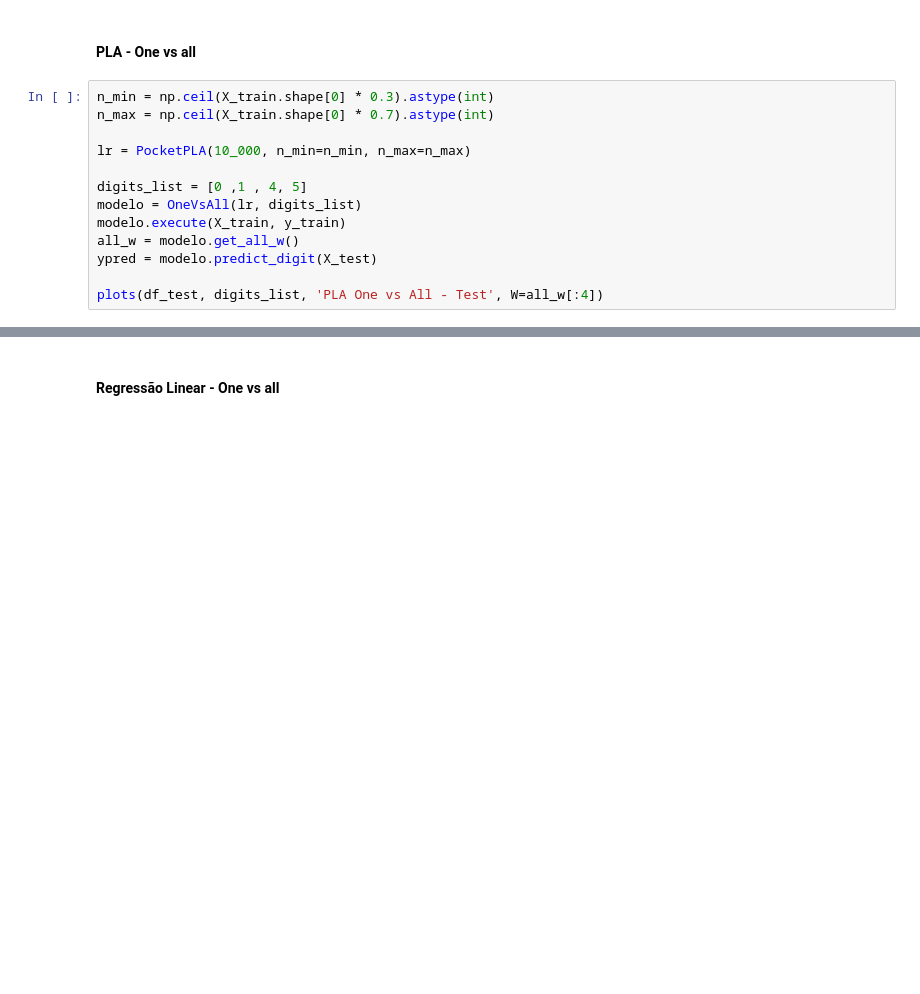
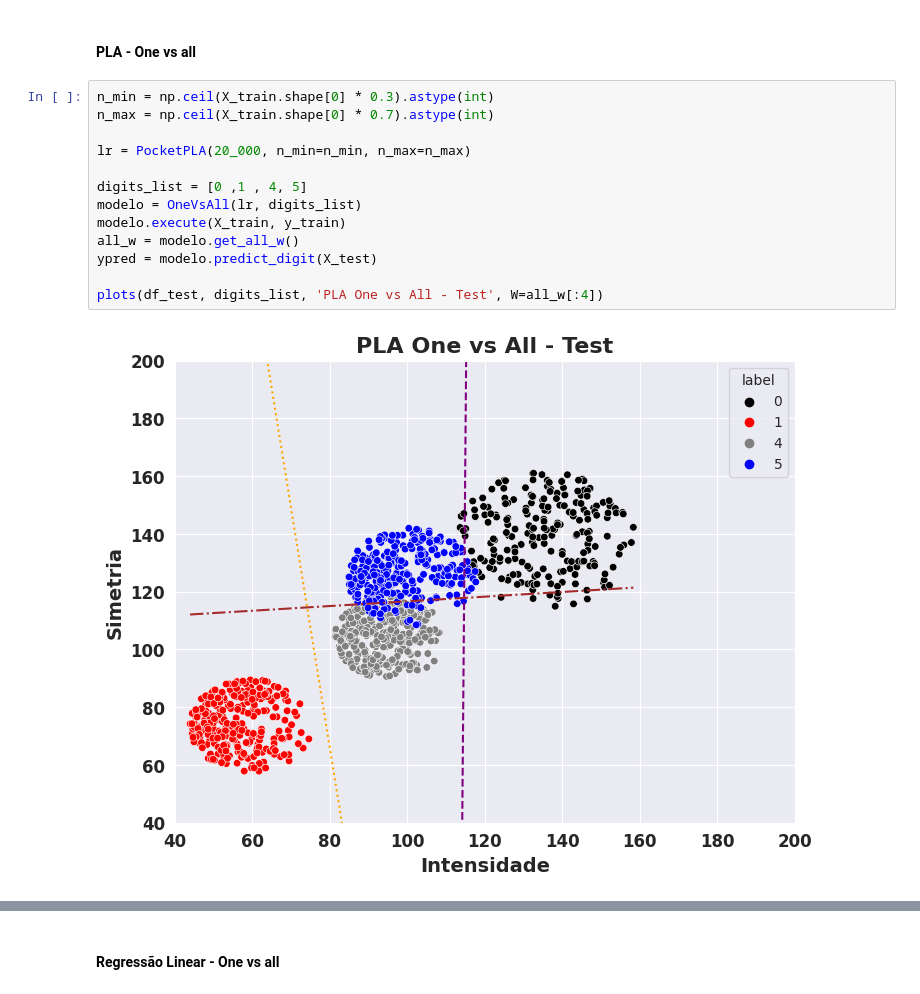
Before and after one commit to talesnobre/miniproject_ML, a Jupyter notebook: miniproject_ml.ipynb, the cells around one changed output, grey strips where cells are left out. Saved outputs shown, nothing was run; the diff lists cells and outputs as text; blank space fills up the shorter version.

```diff
--- a/miniproject_ml.ipynb
+++ b/miniproject_ml.ipynb
@@ -378,16 +378,18 @@ y_test = y_test.to_numpy()
 # %%
 n_min = np.ceil(X_train.shape[0] * 0.3).astype(int)
 n_max = np.ceil(X_train.shape[0] * 0.7).astype(int)
 
-lr = PocketPLA(10_000, n_min=n_min, n_max=n_max)
+lr = PocketPLA(20_000, n_min=n_min, n_max=n_max)
 
 digits_list = [0 ,1 , 4, 5]
 modelo = OneVsAll(lr, digits_list)
 modelo.execute(X_train, y_train)
 all_w = modelo.get_all_w()
 ypred = modelo.predict_digit(X_test)
 
 plots(df_test, digits_list, 'PLA One vs All - Test', W=all_w[:4])
+# %% [output]
+[figure, added]
 # %%
 digitos = [1, 0, 4, 5]
 
```
Also changed, not shown: parts of 14 cells of this notebook.
